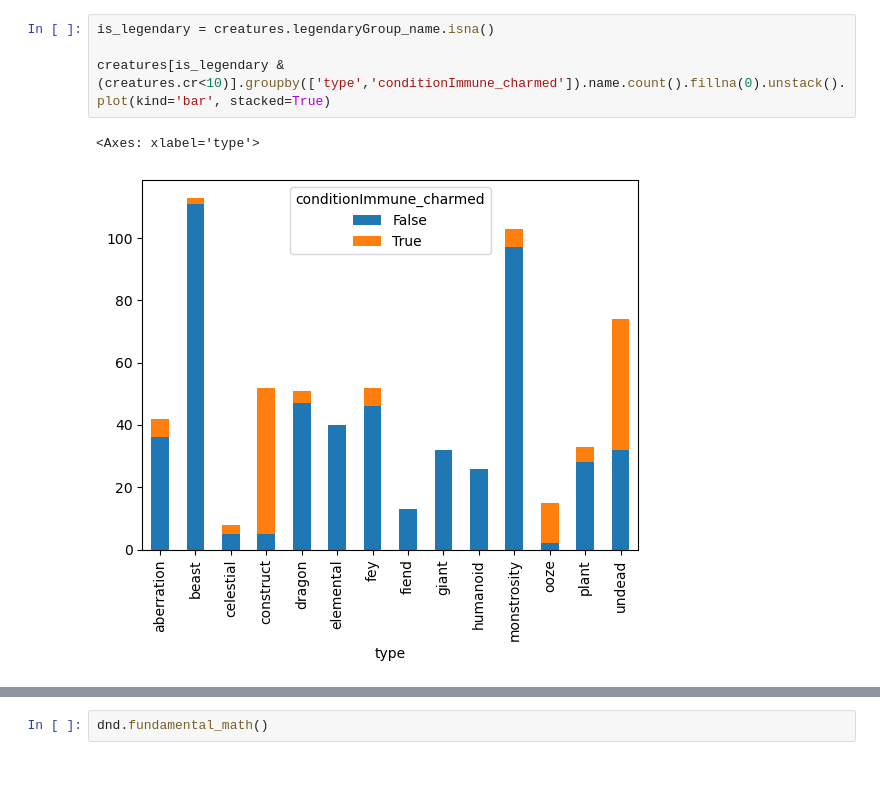
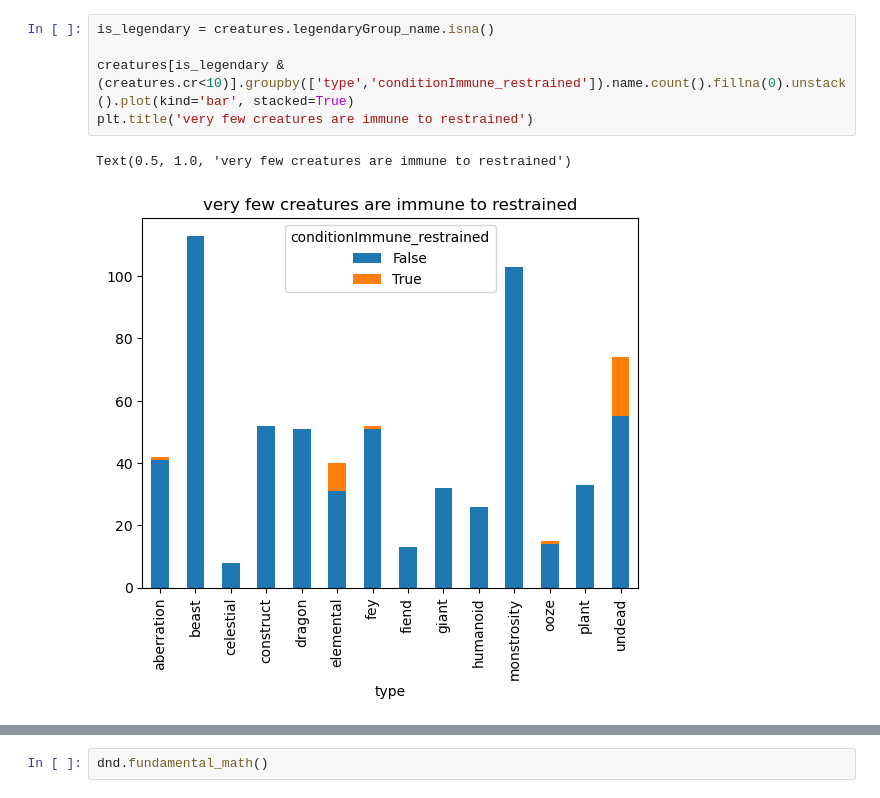
Before and after one commit to spencebeecher/dnd, a Jupyter notebook: dnd.ipynb, the cells around one changed output, grey strips where cells are left out. Cells and saved outputs as stored; diff of their text form; blank space fills up the shorter version.

```diff
--- a/dnd.ipynb
+++ b/dnd.ipynb
@@ -171,7 +168,8 @@ Name: creatures_per_player, dtype: float64
 # %%
 is_legendary = creatures.legendaryGroup_name.isna()
 
-creatures[is_legendary & (creatures.cr<10)].groupby(['type','conditionImmune_charmed']).name.count().fillna(0).unstack().plot(kind='bar', stacked=True)
+creatures[is_legendary & (creatures.cr<10)].groupby(['type','conditionImmune_restrained']).name.count().fillna(0).unstack().plot(kind='bar', stacked=True)
+plt.title('very few creatures are immune to restrained')
 # %% [output]
-<Axes: xlabel='type'>
+Text(0.5, 1.0, 'very few creatures are immune to restrained')
-[figure, old version]
+[figure, new version]
```
Also changed, not shown: parts of 21 cells of this notebook, 8 other files.
